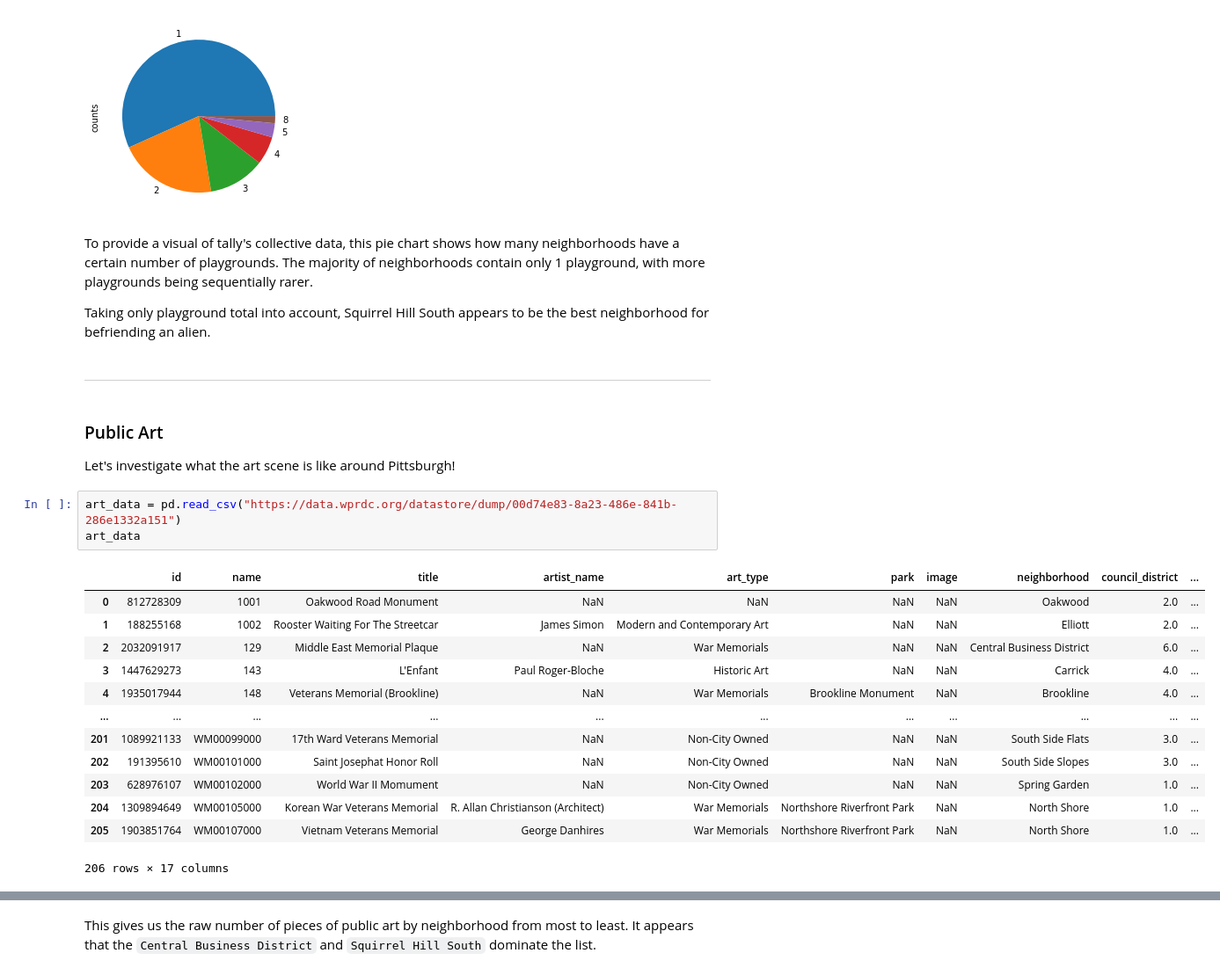
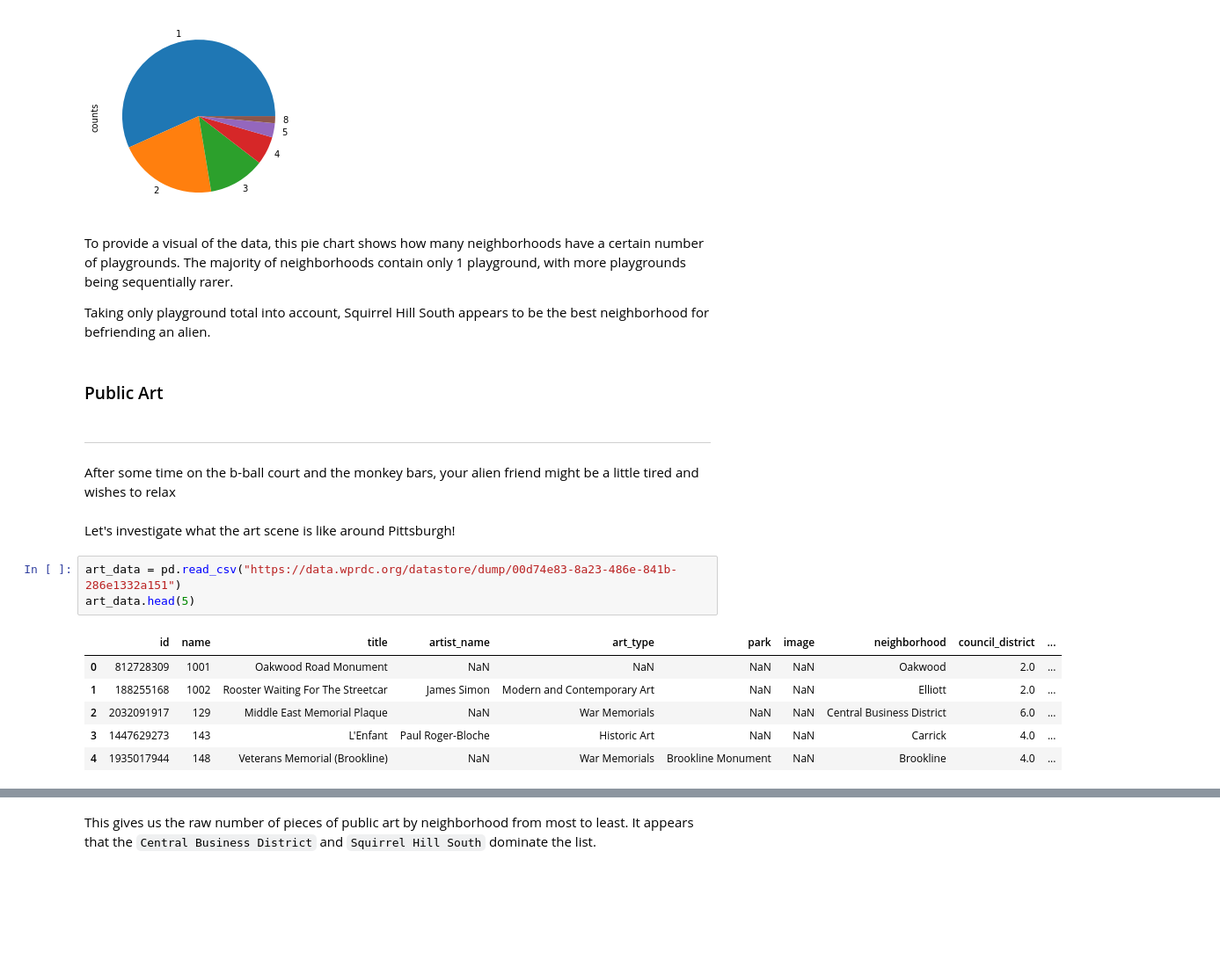
Before and after one commit to mjd119/Final-Project-CMPINF-0010, a Jupyter notebook: Full.ipynb, the cells around one changed output, grey strips where cells are left out. Shown at 88% size. Saved outputs shown, nothing was run; the diff lists cells and outputs as text; blank space fills up the shorter version.

```diff
--- a/Full.ipynb
+++ b/Full.ipynb
@@ -157,29 +135,24 @@ tally["counts"].value_counts().sort_index().plot.pie(y='counts',
 <AxesSubplot:ylabel='counts'>
 [figure]
 # %% [markdown]
-To provide a visual of tally's collective data, this pie chart shows how many neighborhoods have a certain number of playgrounds. The majority of neighborhoods contain only 1 playground, with more playgrounds being sequentially rarer.
+To provide a visual of the data, this pie chart shows how many neighborhoods have a certain number of playgrounds. The majority of neighborhoods contain only 1 playground, with more playgrounds being sequentially rarer.
 
 Taking only playground total into account, Squirrel Hill South appears to be the best neighborhood for befriending an alien.
+# %% [markdown]
+### Public Art
 # %% [markdown]
 ---
+# %% [markdown]
+After some time on the b-ball court and the monkey bars, your alien friend might be a little tired and wishes to relax
 # %% [markdown]
-### Public Art
-
 Let's investigate what the art scene is like around Pittsburgh!
 # %%
 art_data = pd.read_csv("https://data.wprdc.org/datastore/dump/00d74e83-8a23-486e-841b-286e1332a151")
-art_data
+art_data.head(5)
 # %% [output]
 |  | id | name | title | artist_name | art_type | park | image | neighborhood | council_district | ... |
 | 0 | 812728309 | 1001 | Oakwood Road Monument | NaN | NaN | NaN | NaN | Oakwood | 2.0 | ... |
 | 1 | 188255168 | 1002 | Rooster Waiting For The Streetcar | James Simon | Modern and Contemporary Art | NaN | NaN | Elliott | 2.0 | ... |
 | 2 | 2032091917 | 129 | Middle East Memorial Plaque | NaN | War Memorials | NaN | NaN | Central Business District | 6.0 | ... |
 | 3 | 1447629273 | 143 | L'Enfant | Paul Roger-Bloche | Historic Art | NaN | NaN | Carrick | 4.0 | ... |
 | 4 | 1935017944 | 148 | Veterans Memorial (Brookline) | NaN | War Memorials | Brookline Monument | NaN | Brookline | 4.0 | ... |
-| ... | ... | ... | ... | ... | ... | ... | ... | ... | ... | ... |
-| 201 | 1089921133 | WM00099000 | 17th Ward Veterans Memorial | NaN | Non-City Owned | NaN | NaN | South Side Flats | 3.0 | ... |
-| 202 | 191395610 | WM00101000 | Saint Josephat Honor Roll | NaN | Non-City Owned | NaN | NaN | South Side Slopes | 3.0 | ... |
-| 203 | 628976107 | WM00102000 | World War II Momument | NaN | Non-City Owned | NaN | NaN | Spring Garden | 1.0 | ... |
-| 204 | 1309894649 | WM00105000 | Korean War Veterans Memorial | R. Allan Christianson (Architect) | War Memorials | Northshore Riverfront Park | NaN | North Shore | 1.0 | ... |
-| 205 | 1903851764 | WM00107000 | Vietnam Veterans Memorial | George Danhires | War Memorials | Northshore Riverfront Park | NaN | North Shore | 1.0 | ... |
-206 rows × 17 columns
```
Also changed, not shown: parts of 21 cells of this notebook.
